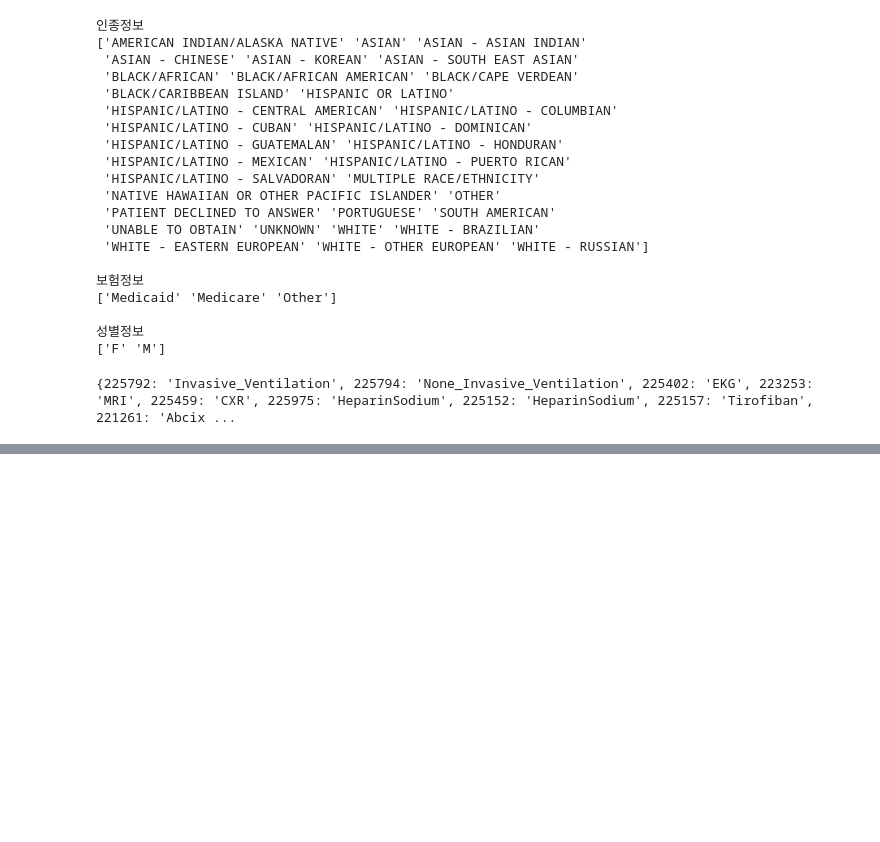
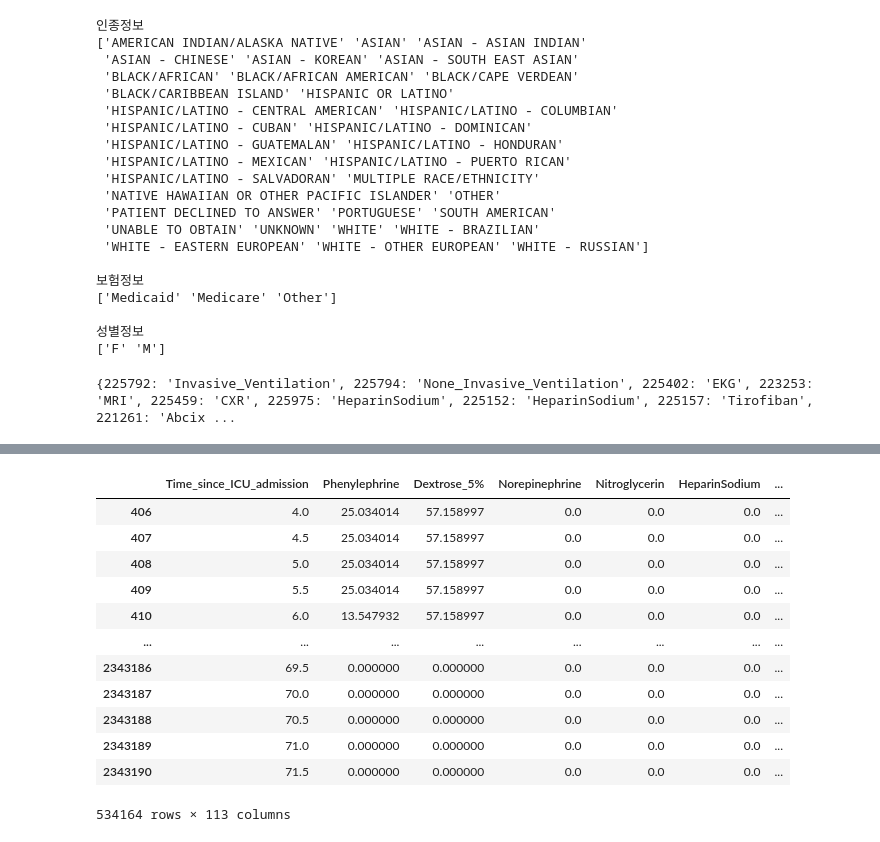
Before and after one commit to Jeong-Eul/MIMICIV2.2_PREPROC, a Jupyter notebook: mainCircline.ipynb, the cells around one changed output, grey strips where cells are left out. Saved outputs shown, nothing was run; the diff lists cells and outputs as text; code cells hidden in the pictures; blank space fills up the shorter version.

```diff
--- a/mainCircline.ipynb
+++ b/mainCircline.ipynb
@@ -552,0 +422,16 @@ len(rr[(rr['Annotation']=='circ')&(rr['circ_next_8h']==1)])
+# %%
+#모든 샘플이 circ + 1 의 조합인 경우
+
+drop_1=[]
+unique_stay_ids = rr['stay_id'].unique()
+for i in tqdm(range(len(unique_stay_ids))):
+    stay_id = unique_stay_ids[i]
+    mask = rr['stay_id'] == stay_id
+
+    interest = rr[mask]
+    if len(interest) == len(interest[(interest['Annotation']=='circ')&(interest['circ_next_12h']==1)]):
+        drop_1.append(stay_id)
+# %%
+new_rr = rr[~(rr.stay_id.isin(drop))]
+# %%
+new_rrr = new_rr[~(new_rr.stay_id.isin(drop_1))]
@@ -552,0 +484,32 @@ len(rr[(rr['Annotation']=='circ')&(rr['circ_next_8h']==1)])
+# %%
+target_col = ['NIBPs', 'NIBPd', 'HR', 'Respiratory_rate', 'sPO2', 'temperature_F', 'Temperature_C', 'Peak_insp_P',
+            'ABPs', 'ABPd', 'CVP','PAPs', 'PAPd','PCWP','Platelet_Count', 'PaO2',
+            'lactate','Norepinephrine', 'Dobutamine', 'Dopamine', 'Epinephrine', 'Milrinone', 'Phenylephrine', 'Phenylephrine (200/250)',
+            'Phenylephrine (50/250)', 'Vasopressin', 'MAP', 'Cardiac_output']
+
+diff_60=new_rrr[['stay_id','NIBPs', 'NIBPd', 'HR', 'Respiratory_rate', 'sPO2', 'temperature_F', 'Temperature_C', 'Peak_insp_P',
+            'ABPs', 'ABPd', 'CVP','PAPs', 'PAPd','PCWP','Platelet_Count', 'PaO2','lactate','Norepinephrine', 'Dobutamine', 'Dopamine',
+            'Epinephrine', 'Milrinone', 'Phenylephrine', 'Phenylephrine (200/250)','Phenylephrine (50/250)', 'Vasopressin', 'MAP', 'Cardiac_output']].astype(float).groupby('stay_id').diff(periods=2)
+
+# diff_60 = diff_60.drop('stay_id', axis = 1)
+new_column_names = [str(col + '_60') for col in target_col]
+diff_60.columns = new_column_names
+diff_60 = diff_60.fillna(0)
+
+rr2 = pd.concat([new_rrr, diff_60], axis = 1, ignore_index=False)
+# %%
+rr2
+# %% [output]
+|  | Time_since_ICU_admission | Phenylephrine | Dextrose_5% | Norepinephrine | Nitroglycerin | HeparinSodium | ... |
+| 406 | 4.0 | 25.034014 | 57.158997 | 0.0 | 0.0 | 0.0 | ... |
+| 407 | 4.5 | 25.034014 | 57.158997 | 0.0 | 0.0 | 0.0 | ... |
+| 408 | 5.0 | 25.034014 | 57.158997 | 0.0 | 0.0 | 0.0 | ... |
+| 409 | 5.5 | 25.034014 | 57.158997 | 0.0 | 0.0 | 0.0 | ... |
+| 410 | 6.0 | 13.547932 | 57.158997 | 0.0 | 0.0 | 0.0 | ... |
+| ... | ... | ... | ... | ... | ... | ... | ... |
+| 2343186 | 69.5 | 0.000000 | 0.000000 | 0.0 | 0.0 | 0.0 | ... |
+| 2343187 | 70.0 | 0.000000 | 0.000000 | 0.0 | 0.0 | 0.0 | ... |
+| 2343188 | 70.5 | 0.000000 | 0.000000 | 0.0 | 0.0 | 0.0 | ... |
+| 2343189 | 71.0 | 0.000000 | 0.000000 | 0.0 | 0.0 | 0.0 | ... |
+| 2343190 | 71.5 | 0.000000 | 0.000000 | 0.0 | 0.0 | 0.0 | ... |
+534164 rows × 113 columns
```
Also changed, not shown: parts of 33 cells of this notebook, 1 other file.
